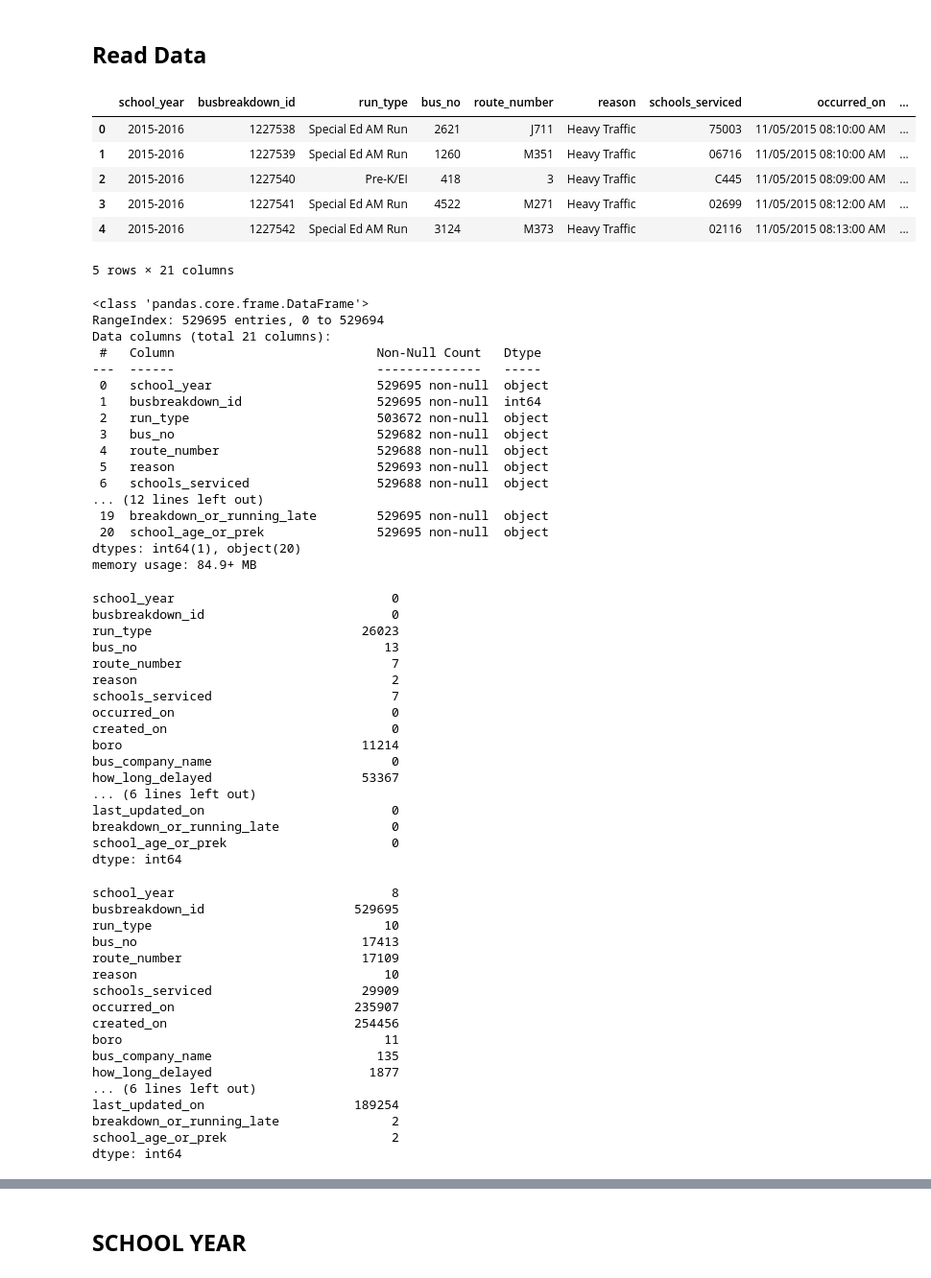
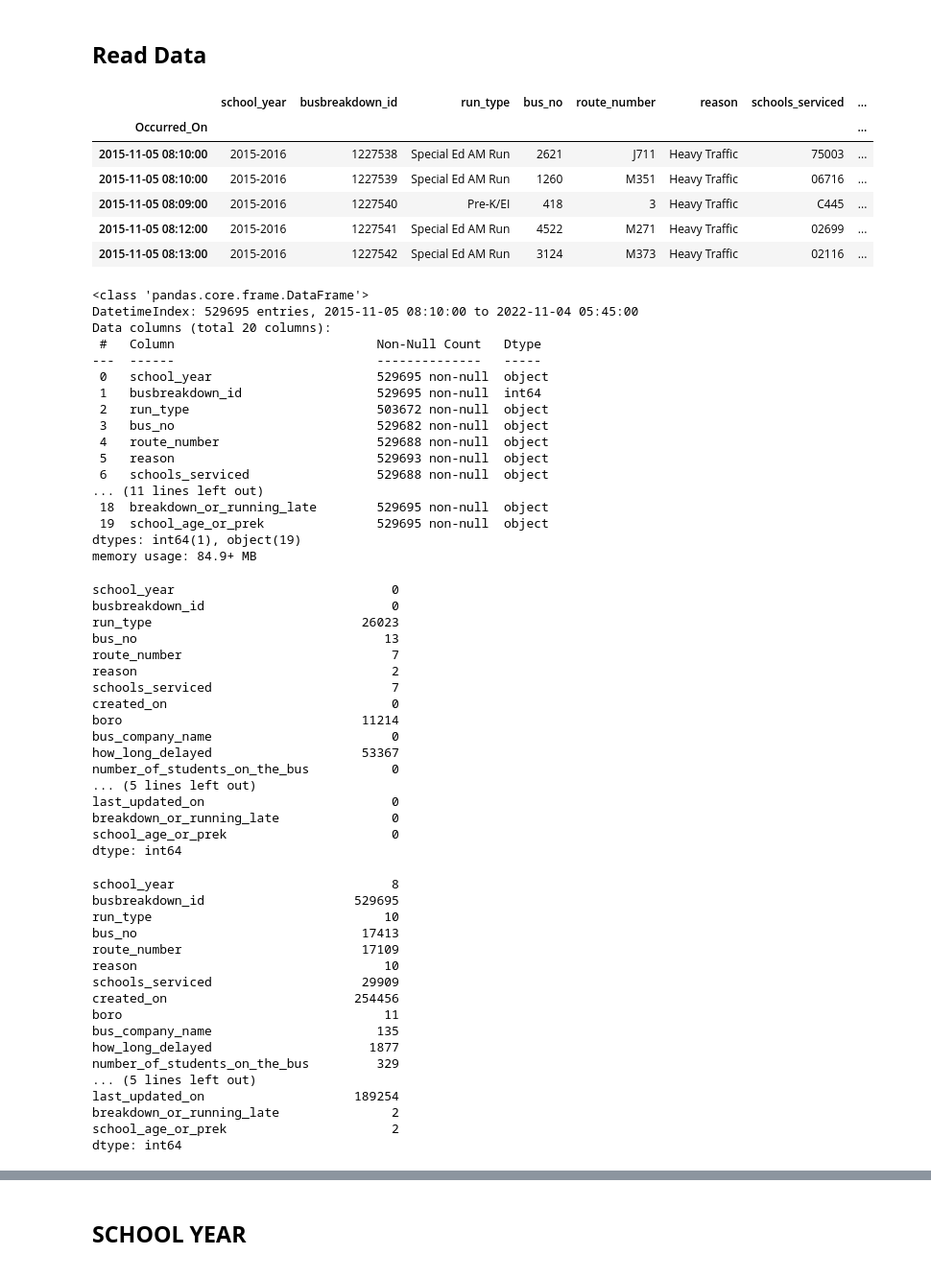
Before and after one commit to AgileDataScientist/data-analysis-bus-data, a Jupyter notebook: NYCBusDelay.ipynb, the cells around one changed output, grey strips where cells are left out. Shown at 96% size. Drawn from its saved outputs; the diff is of its cells as text; code cells hidden in the pictures.

```diff
--- a/NYCBusDelay.ipynb
+++ b/NYCBusDelay.ipynb
@@ -53,26 +53,27 @@ Drive already mounted at /content/myDrive; to attempt to forcibly remount, call
 ## **Read Data**
 # %%
 #bus_data = pd.read_csv('/content/myDrive/MyDrive/Data Analyst Portfolio/Data Analysis NYC School Bus Delay Time/Bus_Breakdown_and_Delays.csv')
-bus_data = pd.read_csv('/content/sample_data/Bus_Breakdown_and_Delays.csv')
+bus_data = pd.read_csv('/content/sample_data/Bus_Breakdown_and_Delays.csv', index_col='Occurred_On', parse_dates=True)
+#bus_data = pd.read_csv('/content/sample_data/Bus_Breakdown_and_Delays.csv')
 
 # Clean up feature names
 bus_data = clean_names(bus_data)
 
 bus_data.head()
 # %% [output]
-|  | school_year | busbreakdown_id | run_type | bus_no | route_number | reason | schools_serviced | occurred_on | ... |
-| 0 | 2015-2016 | 1227538 | Special Ed AM Run | 2621 | J711 | Heavy Traffic | 75003 | 11/05/2015 08:10:00 AM | ... |
-| 1 | 2015-2016 | 1227539 | Special Ed AM Run | 1260 | M351 | Heavy Traffic | 06716 | 11/05/2015 08:10:00 AM | ... |
-| 2 | 2015-2016 | 1227540 | Pre-K/EI | 418 | 3 | Heavy Traffic | C445 | 11/05/2015 08:09:00 AM | ... |
-| 3 | 2015-2016 | 1227541 | Special Ed AM Run | 4522 | M271 | Heavy Traffic | 02699 | 11/05/2015 08:12:00 AM | ... |
-| 4 | 2015-2016 | 1227542 | Special Ed AM Run | 3124 | M373 | Heavy Traffic | 02116 | 11/05/2015 08:13:00 AM | ... |
+|  | school_year | busbreakdown_id | run_type | bus_no | route_number | reason | schools_serviced | ... |
+| Occurred_On |  |  |  |  |  |  |  | ... |
+| 2015-11-05 08:10:00 | 2015-2016 | 1227538 | Special Ed AM Run | 2621 | J711 | Heavy Traffic | 75003 | ... |
+| 2015-11-05 08:10:00 | 2015-2016 | 1227539 | Special Ed AM Run | 1260 | M351 | Heavy Traffic | 06716 | ... |
+| 2015-11-05 08:09:00 | 2015-2016 | 1227540 | Pre-K/EI | 418 | 3 | Heavy Traffic | C445 | ... |
+| 2015-11-05 08:12:00 | 2015-2016 | 1227541 | Special Ed AM Run | 4522 | M271 | Heavy Traffic | 02699 | ... |
+| 2015-11-05 08:13:00 | 2015-2016 | 1227542 | Special Ed AM Run | 3124 | M373 | Heavy Traffic | 02116 | ... |
-5 rows × 21 columns
 # %%
 bus_data.info()
 # %% [output]
 <class 'pandas.core.frame.DataFrame'>
-RangeIndex: 529695 entries, 0 to 529694
-Data columns (total 21 columns):
+DatetimeIndex: 529695 entries, 2015-11-05 08:10:00 to 2022-11-04 05:45:00
+Data columns (total 20 columns):
  #   Column                           Non-Null Count   Dtype
 ---  ------                           --------------   -----
  0   school_year                      529695 non-null  object
@@ -82,10 +83,10 @@ Data columns (total 21 columns):
  4   route_number                     529688 non-null  object
  5   reason                           529693 non-null  object
  6   schools_serviced                 529688 non-null  object
-... (12 lines left out)
- 19  breakdown_or_running_late        529695 non-null  object
- 20  school_age_or_prek               529695 non-null  object
-dtypes: int64(1), object(20)
+... (11 lines left out)
+ 18  breakdown_or_running_late        529695 non-null  object
+ 19  school_age_or_prek               529695 non-null  object
+dtypes: int64(1), object(19)
 memory usage: 84.9+ MB
 # %%
 # Missing data
@@ -98,12 +99,12 @@ bus_no                                 13
 route_number                            7
 reason                                  2
 schools_serviced                        7
-occurred_on                             0
 created_on                              0
 boro                                11214
 bus_company_name                        0
 how_long_delayed                    53367
-... (6 lines left out)
+number_of_students_on_the_bus           0
+... (5 lines left out)
 last_updated_on                         0
 breakdown_or_running_late               0
 school_age_or_prek                      0
@@ -119,12 +120,12 @@ bus_no                              17413
 route_number                        17109
 reason                                 10
 schools_serviced                    29909
-occurred_on                        235907
 created_on                         254456
 boro                                   11
 bus_company_name                      135
 how_long_delayed                     1877
-... (6 lines left out)
+number_of_students_on_the_bus         329
+... (5 lines left out)
 last_updated_on                    189254
 breakdown_or_running_late               2
 school_age_or_prek                      2
```
Also changed, not shown: parts of 25 cells of this notebook.
